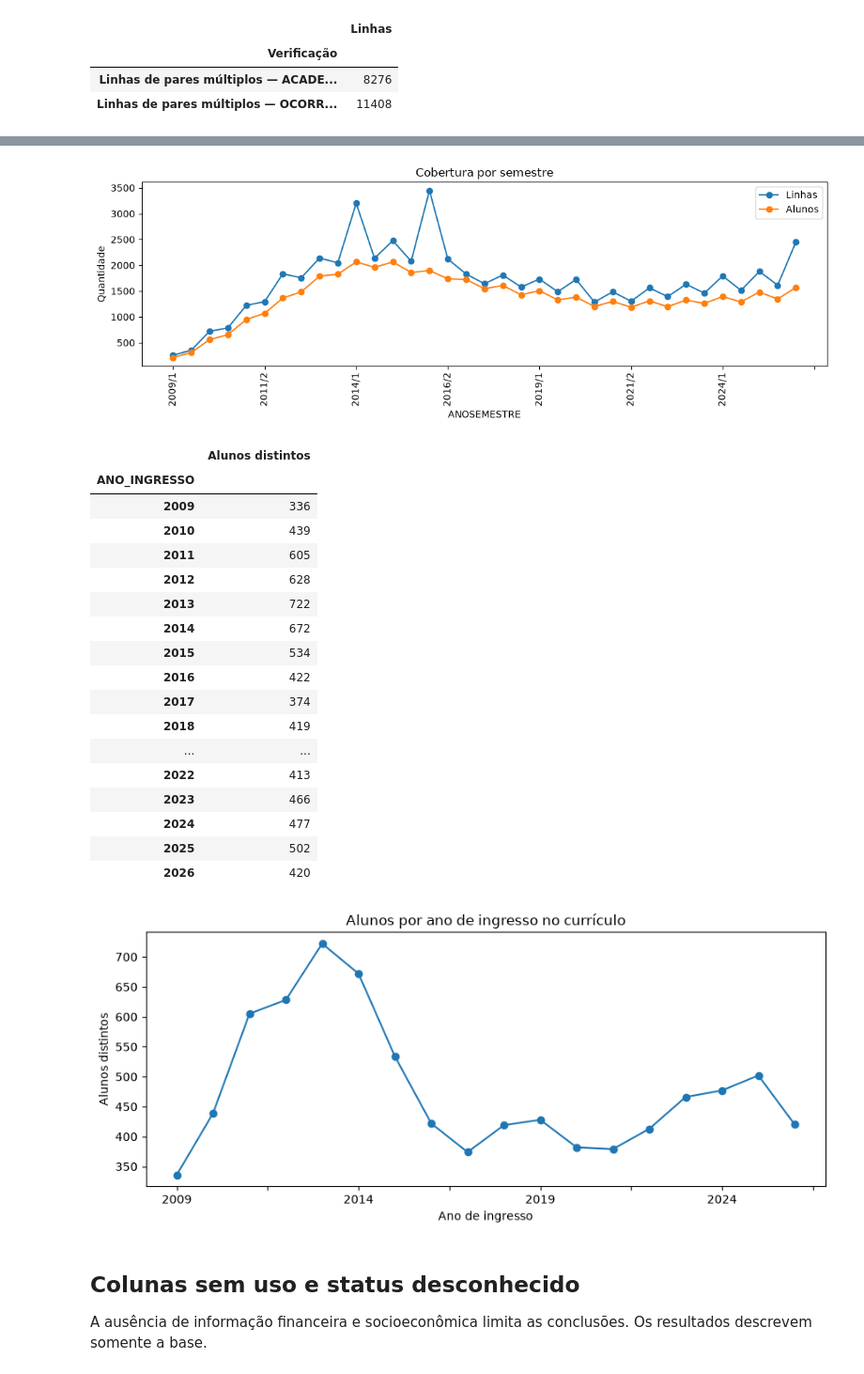
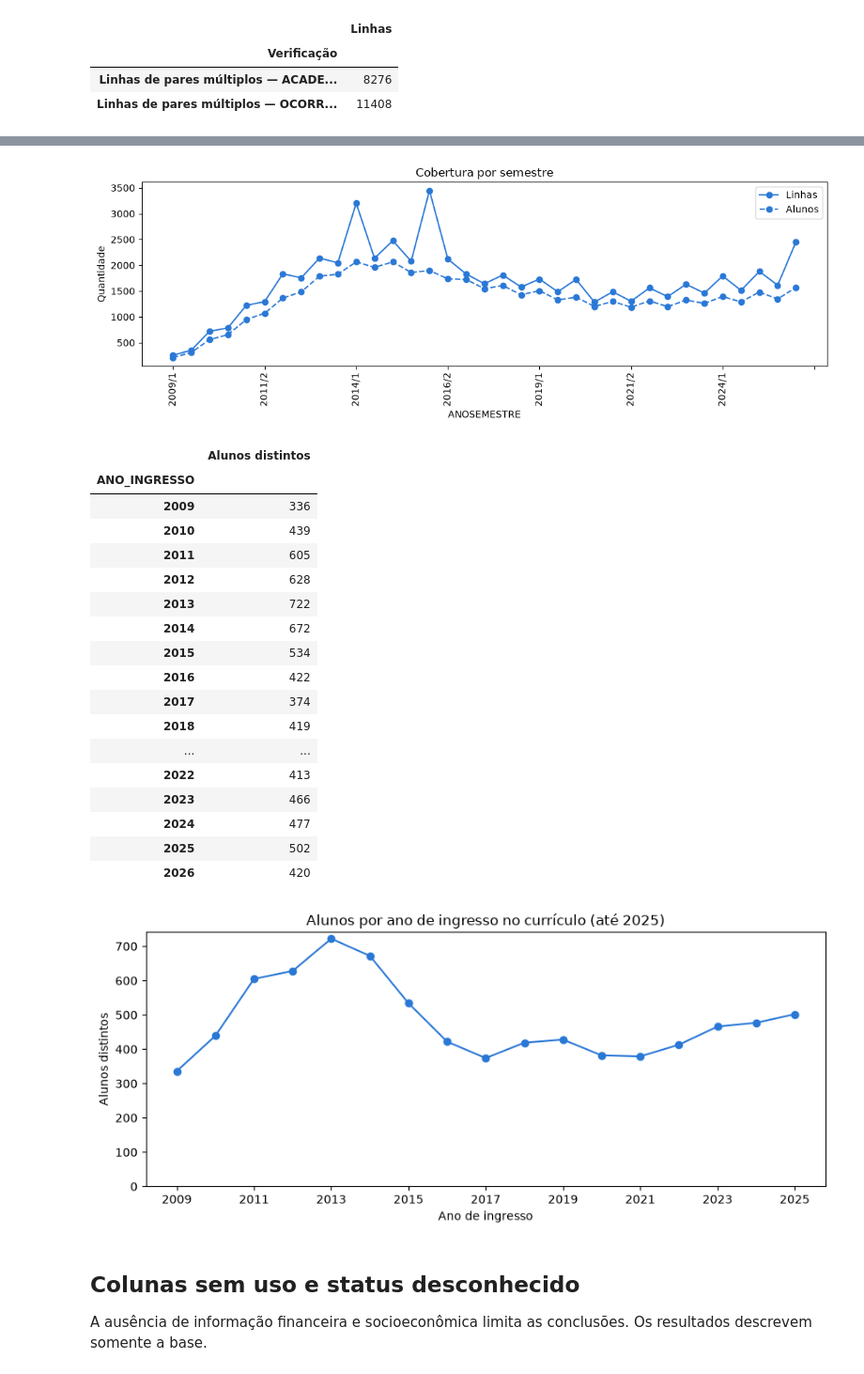
Before and after one commit to Karolina-Oliveira/Projeto_C318, a Jupyter notebook: notebooks/02_qualidade_dados.ipynb, the cells around one changed output, grey strips where cells are left out. Shown at 94% size. Saved outputs shown, nothing was run; the diff lists cells and outputs as text; code cells hidden in the pictures.

```diff
--- a/notebooks/02_qualidade_dados.ipynb
+++ b/notebooks/02_qualidade_dados.ipynb
@@ -52,8 +54,9 @@ for origem, grupo in base.groupby('ORIGEMREGISTRO', dropna=False):
                        '% nulos': round(qtd / len(grupo) * 100, 2) if permitido else 'suprimido'})
 nulos = pd.DataFrame(linhas)
 display(nulos.set_index(['Origem', 'Coluna']))
-graf = nulos[(nulos.Origem == 'ACADEMICA') & nulos['% nulos'].map(lambda x: isinstance(x, (int, float)) and x > 0)].sort_values('% nulos')
-ax = graf.plot.barh(x='Coluna', y='% nulos', figsize=(9, max(4, len(graf)*.35)), legend=False, color='steelblue')
+colunas_grafico = ['IA04_01', 'IA04_02', 'CRENOSEMESTRE', 'CREATESEMESTRE', 'MEDIANAATESEMESTRE', 'CODIGOSTATUSALUNO', 'PERIODO']
+graf = nulos[(nulos.Origem == 'ACADEMICA') & nulos.Coluna.isin(colunas_grafico) & nulos['% nulos'].map(lambda x: isinstance(x, (int, float)) and x > 0)].sort_values('% nulos')
+ax = graf.plot.barh(x='Coluna', y='% nulos', figsize=(9, max(4, len(graf)*.35)), legend=False, color='#2a78d6')
 ax.set_xlabel('% de linhas acadêmicas'); ax.set_title('Nulos nas linhas acadêmicas')
 plt.tight_layout(); plt.savefig(figuras / '02_nulos_academica.png', dpi=150); plt.show()
 # %% [output]
@@ -246,12 +251,13 @@ Na série desta base, o crescimento inicial termina por volta de 2014, mas há o
 sem = base.groupby('ANOSEMESTRE').agg(Linhas=('ORIGEMREGISTRO','size'), Alunos=('HANDLEALUNO','nunique')).sort_index()
 sem.loc[sem.Alunos < 10, ['Linhas','Alunos']] = np.nan
 display(sem.fillna('suprimido'))
-ax = sem.plot(marker='o', figsize=(11,4), title='Cobertura por semestre'); ax.set_ylabel('Quantidade'); ax.tick_params(axis='x', rotation=90)
+ax = sem.plot(marker='o', figsize=(11,4), title='Cobertura por semestre', color=['#2a78d6', '#2a78d6'], style=['-', '--']); ax.set_ylabel('Quantidade'); ax.tick_params(axis='x', rotation=90)
 plt.tight_layout(); plt.savefig(figuras / '02_cobertura_semestre.png', dpi=150); plt.show()
 ano = base.assign(ANO_INGRESSO=base.INGRESSO.str.slice(0,4)).groupby('ANO_INGRESSO').HANDLEALUNO.nunique().sort_index()
 ano = ano.where(ano >= 10)
 display(ano.rename('Alunos distintos').fillna('suprimido').to_frame())
-ax = ano.plot(marker='o', figsize=(9,4), title='Alunos por ano de ingresso no currículo'); ax.set_ylabel('Alunos distintos'); ax.set_xlabel('Ano de ingresso')
+ano_grafico = ano.drop(index='2026', errors='ignore')
+ax = ano_grafico.plot(marker='o', figsize=(9,4), title='Alunos por ano de ingresso no currículo (até 2025)', color='#2a78d6'); ax.set_ylabel('Alunos distintos'); ax.set_xlabel('Ano de ingresso'); ax.set_ylim(bottom=0)
 plt.tight_layout(); plt.savefig(figuras / '02_ingresso_ano.png', dpi=150); plt.show()
 # %% [output]
 |  | Linhas | Alunos |
@@ -263,35 +269,35 @@ plt.tight_layout(); plt.savefig(figuras / '02_ingresso_ano.png', dpi=150); plt.s
 | 2011/1 | 1223.0 | 948.0 |
 | 2011/2 | 1295.0 | 1070.0 |
 | 2012/1 | 1834.0 | 1364.0 |
 | 2012/2 | 1757.0 | 1485.0 |
 | 2013/1 | 2140.0 | 1789.0 |
 | 2013/2 | 2047.0 | 1827.0 |
 | ... | ... | ... |
 | 2024/1 | 1792.0 | 1394.0 |
 | 2024/2 | 1513.0 | 1289.0 |
 | 2025/1 | 1880.0 | 1482.0 |
 | 2025/2 | 1614.0 | 1345.0 |
 | 2026/1 | 2453.0 | 1574.0 |
-[figure, old version]
+[figure, new version]
 |  | Alunos distintos |
 | ANO_INGRESSO |  |
 | 2009 | 336 |
 | 2010 | 439 |
 | 2011 | 605 |
 | 2012 | 628 |
 | 2013 | 722 |
 | 2014 | 672 |
 | 2015 | 534 |
 | 2016 | 422 |
 | 2017 | 374 |
 | 2018 | 419 |
 | ... | ... |
 | 2022 | 413 |
 | 2023 | 466 |
 | 2024 | 477 |
 | 2025 | 502 |
 | 2026 | 420 |
-[figure, old version]
+[figure, new version]
 # %% [markdown]
 ## Colunas sem uso e status desconhecido
 
```
Also changed, not shown: parts of 5 cells of this notebook, 3 other files.
